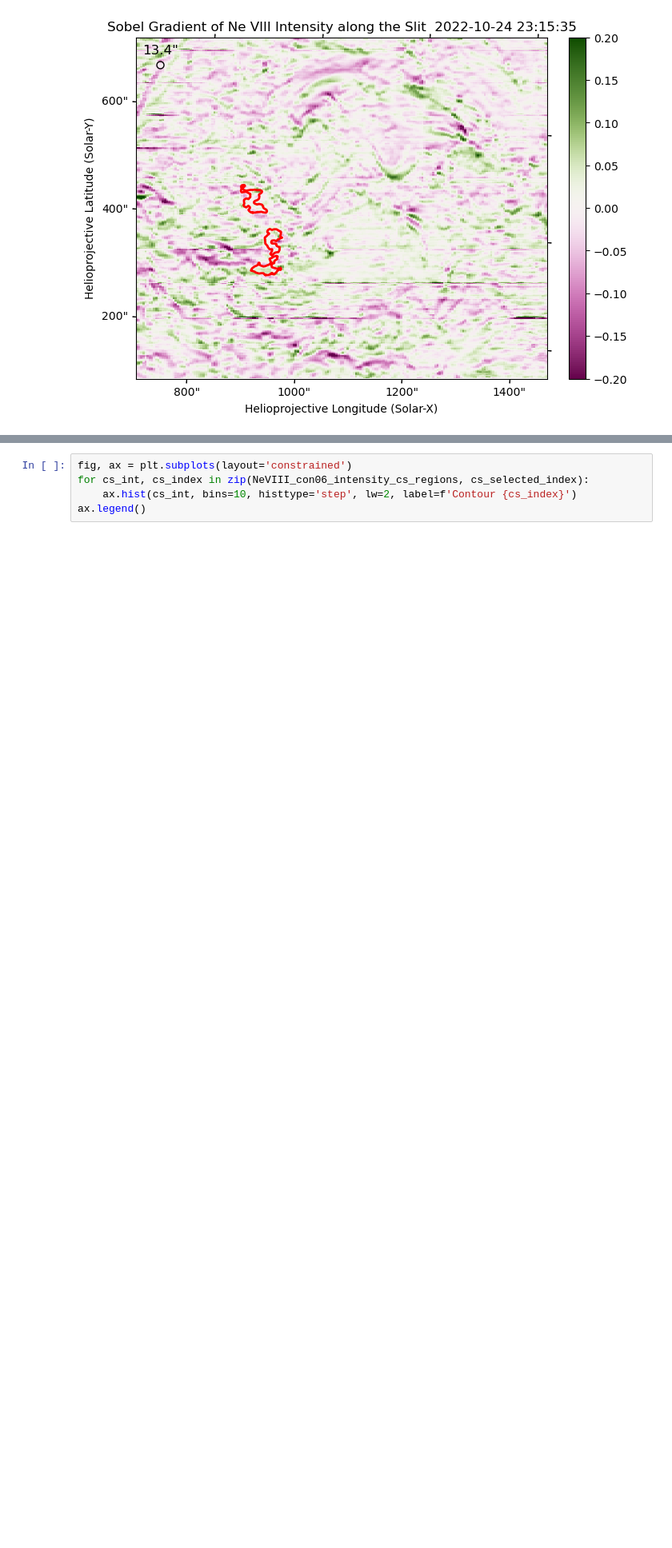
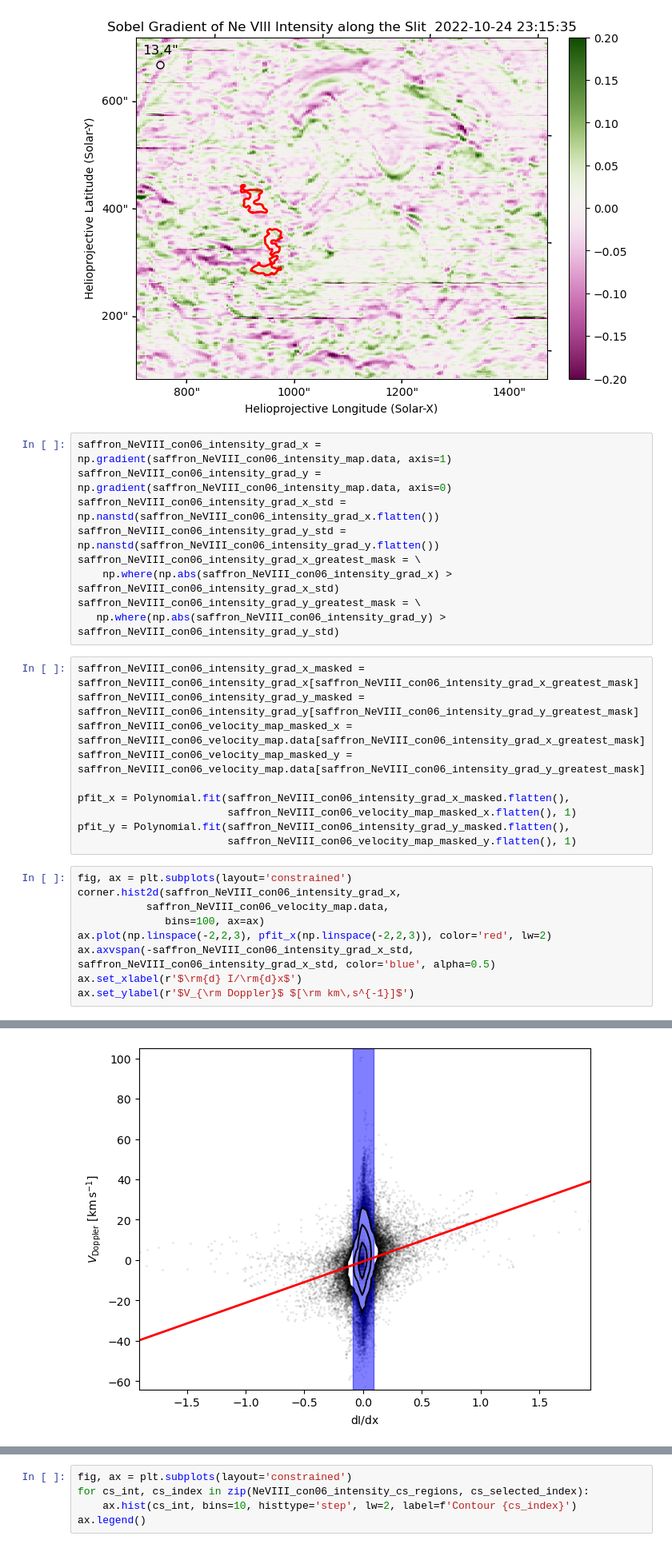
Before and after one commit to yjzhu-solar/EIS_DKIST_SolO, a Jupyter notebook: ipynb/spice/spice_saffron_intensity_ratio_1024.ipynb, the cells around one changed output, grey strips where cells are left out. Shown at 80% size. Cells and saved outputs as stored; diff of their text form; blank space fills up the shorter version.

```diff
--- a/ipynb/spice/spice_saffron_intensity_ratio_1024.ipynb
+++ b/ipynb/spice/spice_saffron_intensity_ratio_1024.ipynb
@@ -291,3 +293,32 @@ ax.set_title(f'Sobel Gradient of Ne VIII Intensity along the Slit {saffron_NeVII
 add_psf_scale_circle(ax, '13.4"', (6.7*u.arcsec).to(u.deg), spherical_circle=True, edgecolor='black', facecolor='none', fontsize=12, loc='upper left')
 # %% [output]
 [figure]
+# %%
+saffron_NeVIII_con06_intensity_grad_x = np.gradient(saffron_NeVIII_con06_intensity_map.data, axis=1)
+saffron_NeVIII_con06_intensity_grad_y = np.gradient(saffron_NeVIII_con06_intensity_map.data, axis=0)
+saffron_NeVIII_con06_intensity_grad_x_std = np.nanstd(saffron_NeVIII_con06_intensity_grad_x.flatten())
+saffron_NeVIII_con06_intensity_grad_y_std = np.nanstd(saffron_NeVIII_con06_intensity_grad_y.flatten())
+saffron_NeVIII_con06_intensity_grad_x_greatest_mask = \
+    np.where(np.abs(saffron_NeVIII_con06_intensity_grad_x) > saffron_NeVIII_con06_intensity_grad_x_std)
+saffron_NeVIII_con06_intensity_grad_y_greatest_mask = \
+   np.where(np.abs(saffron_NeVIII_con06_intensity_grad_y) > saffron_NeVIII_con06_intensity_grad_y_std)
+# %%
+saffron_NeVIII_con06_intensity_grad_x_masked = saffron_NeVIII_con06_intensity_grad_x[saffron_NeVIII_con06_intensity_grad_x_greatest_mask]
+saffron_NeVIII_con06_intensity_grad_y_masked = saffron_NeVIII_con06_intensity_grad_y[saffron_NeVIII_con06_intensity_grad_y_greatest_mask]
+saffron_NeVIII_con06_velocity_map_masked_x = saffron_NeVIII_con06_velocity_map.data[saffron_NeVIII_con06_intensity_grad_x_greatest_mask]
+saffron_NeVIII_con06_velocity_map_masked_y = saffron_NeVIII_con06_velocity_map.data[saffron_NeVIII_con06_intensity_grad_y_greatest_mask]
+
+pfit_x = Polynomial.fit(saffron_NeVIII_con06_intensity_grad_x_masked.flatten(),
+                        saffron_NeVIII_con06_velocity_map_masked_x.flatten(), 1)
+pfit_y = Polynomial.fit(saffron_NeVIII_con06_intensity_grad_y_masked.flatten(),
+                        saffron_NeVIII_con06_velocity_map_masked_y.flatten(), 1)
+# %%
+fig, ax = plt.subplots(layout='constrained')
+corner.hist2d(saffron_NeVIII_con06_intensity_grad_x,
+           saffron_NeVIII_con06_velocity_map.data,
+              bins=100, ax=ax)
+ax.plot(np.linspace(-2,2,3), pfit_x(np.linspace(-2,2,3)), color='red', lw=2)
+ax.axvspan(-saffron_NeVIII_con06_intensity_grad_x_std, saffron_NeVIII_con06_intensity_grad_x_std, color='blue', alpha=0.5)
+ax.set_xlabel(r'$\rm{d} I/\rm{d}x$')
+ax.set_ylabel(r'$V_{\rm Doppler}$ $[\rm km\,s^{-1}]$')
+# %% [output]
@@ -293,0 +326 @@ add_psf_scale_circle(ax, '13.4"', (6.7*u.arcsec).to(u.deg), spherical_circle=Tru
+[figure, added]
```
Also changed, not shown: parts of 5 cells of this notebook, 32 other files.
